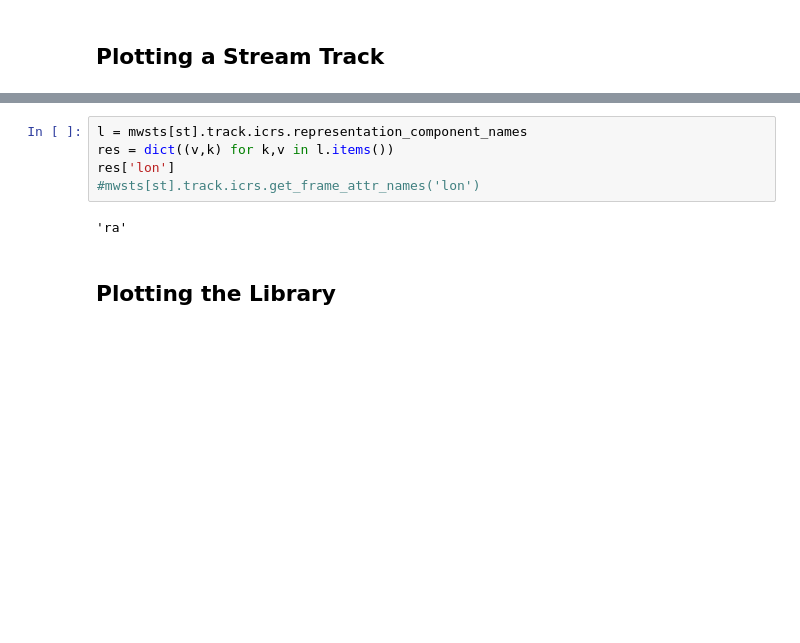
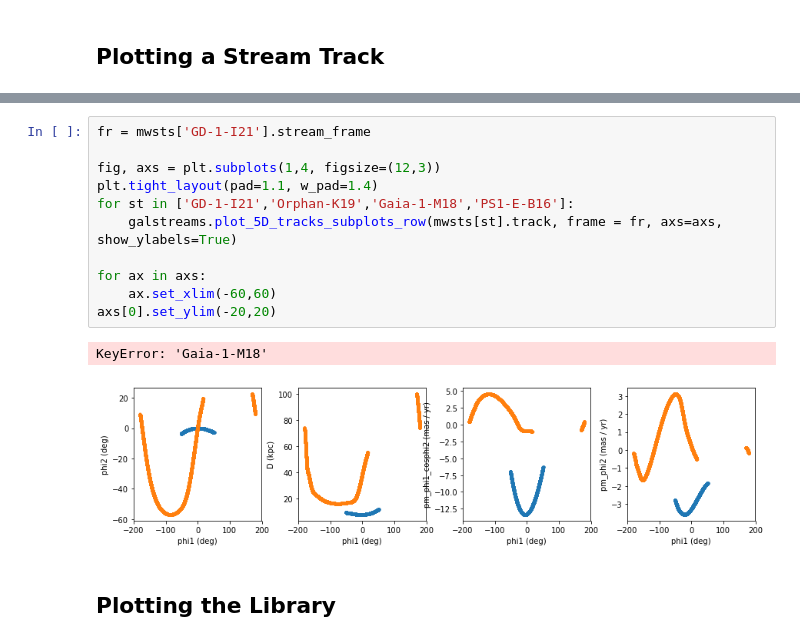
Before and after one commit to cmateu/galstreams, a Jupyter notebook: notebooks/plot_guide_1.ipynb, the cells around one changed output, grey strips where cells are left out. Cells and saved outputs as stored; diff of their text form; blank space fills up the shorter version.

```diff
--- a/notebooks/plot_guide_1.ipynb
+++ b/notebooks/plot_guide_1.ipynb
@@ -204,11 +103,18 @@ WARNING: AstropyDeprecationWarning: Transforming a frame instance to a frame cla
 [figure]
-# %%
-l = mwsts[st].track.icrs.representation_component_names
-res = dict((v,k) for k,v in l.items())
-res['lon']
-#mwsts[st].track.icrs.get_frame_attr_names('lon')
-# %% [output]
-'ra'
+# %%
+fr = mwsts['GD-1-I21'].stream_frame
+
+fig, axs = plt.subplots(1,4, figsize=(12,3))
+plt.tight_layout(pad=1.1, w_pad=1.4)
+for st in ['GD-1-I21','Orphan-K19','Gaia-1-M18','PS1-E-B16']:
+    galstreams.plot_5D_tracks_subplots_row(mwsts[st].track, frame = fr, axs=axs, show_ylabels=True)
+
+for ax in axs:
+    ax.set_xlim(-60,60)
+axs[0].set_ylim(-20,20)
+# %% [output]
+KeyError: 'Gaia-1-M18'
+[figure, added]
 # %% [markdown]
 Plotting the Library
 --------------------
```
Also changed, not shown: parts of 8 cells of this notebook, 1 other file.
